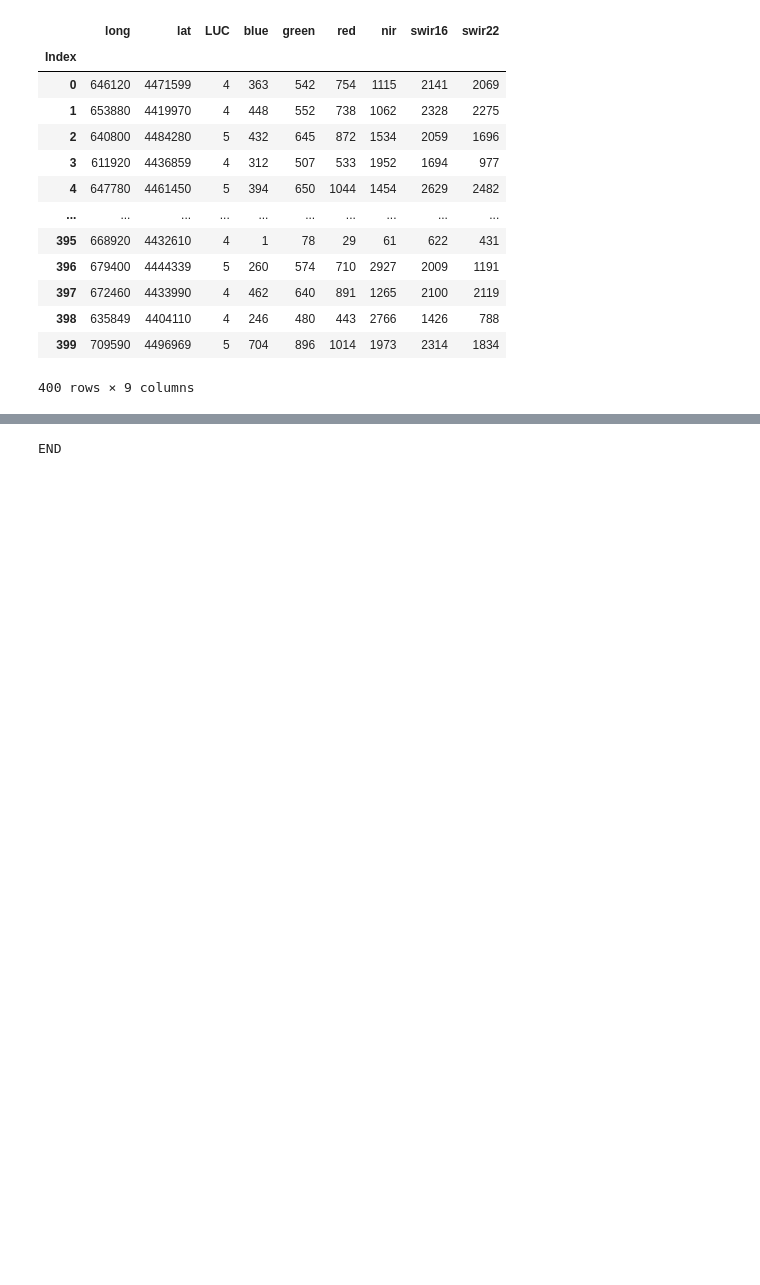
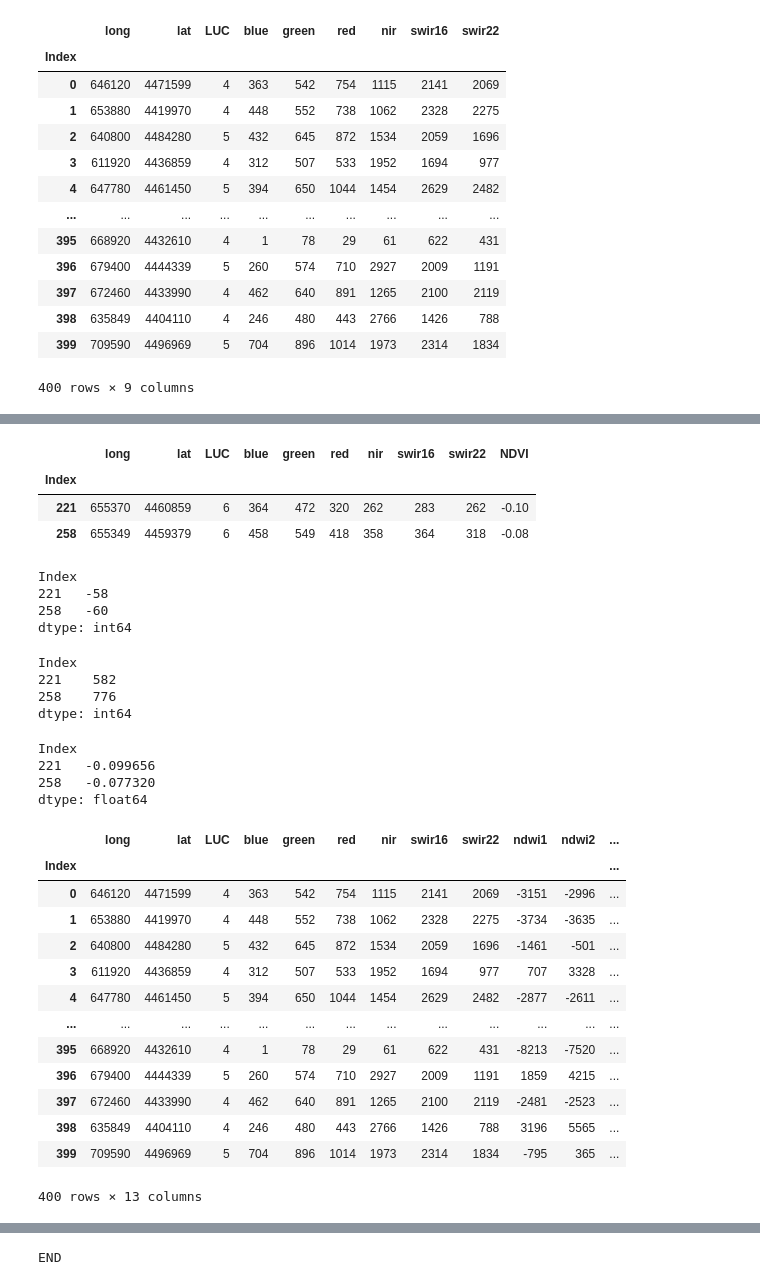
Before and after one commit to ai-extensions/s1_eda, a Jupyter notebook: ExtractValues_and_MakeDF.ipynb, the cells around one changed output, grey strips where cells are left out. Drawn from its saved outputs; the diff is of its cells as text; code cells hidden in the pictures; blank space fills up the shorter version.

```diff
--- a/ExtractValues_and_MakeDF.ipynb
+++ b/ExtractValues_and_MakeDF.ipynb
@@ -327,0 +362,53 @@ Adding to existing Dataframe
+# %%
+a = df2[(df2['long'] > 655300) & (df2['long'] < 655400)]
+a
+# %% [output]
+|  | long | lat | LUC | blue | green | red | nir | swir16 | swir22 | NDVI |
+| Index |  |  |  |  |  |  |  |  |  |  |
+| 221 | 655370 | 4460859 | 6 | 364 | 472 | 320 | 262 | 283 | 262 | -0.10 |
+| 258 | 655349 | 4459379 | 6 | 458 | 549 | 418 | 358 | 364 | 318 | -0.08 |
+# %%
+a['nir'].astype(int) - a['red'].astype(int)
+# %% [output]
+Index
+221   -58
+258   -60
+dtype: int64
+# %%
+a['nir'].astype(int) + a['red'].astype(int)
+# %% [output]
+Index
+221    582
+258    776
+dtype: int64
+# %%
+(a['nir'].astype(int) - a['red'].astype(int)) / (a['nir'].astype(int) + a['red'].astype(int))
+# %% [output]
+Index
+221   -0.099656
+258   -0.077320
+dtype: float64
+# %%
+df2 = df2.drop(columns=['NDVI'])
+# %%
+# Add NDWI
+# Formula for S2: NDWI = (NIR - MIR) / (NIR + MIR) using Sentinel-2 Band 8 (NIR) and Band 12 (MIR=SWIR for Sentinel2)
+assert 'nir' in df2.columns and 'swir16' in df2.columns and 'swir22' in df2.columns
+df2['ndwi1'] = ((df2['nir'].astype(int) - df2['swir16'].astype(int)) / (df2['nir'].astype(int) + df2['swir16'].astype(int)) * 10000).astype(int)
+df2['ndwi2'] = ((df2['nir'].astype(int) - df2['swir22'].astype(int)) / (df2['nir'].astype(int) + df2['swir22'].astype(int)) * 10000).astype(int)
+df2
+# %% [output]
+|  | long | lat | LUC | blue | green | red | nir | swir16 | swir22 | ndwi1 | ndwi2 | ... |
+| Index |  |  |  |  |  |  |  |  |  |  |  | ... |
+| 0 | 646120 | 4471599 | 4 | 363 | 542 | 754 | 1115 | 2141 | 2069 | -3151 | -2996 | ... |
+| 1 | 653880 | 4419970 | 4 | 448 | 552 | 738 | 1062 | 2328 | 2275 | -3734 | -3635 | ... |
+| 2 | 640800 | 4484280 | 5 | 432 | 645 | 872 | 1534 | 2059 | 1696 | -1461 | -501 | ... |
+| 3 | 611920 | 4436859 | 4 | 312 | 507 | 533 | 1952 | 1694 | 977 | 707 | 3328 | ... |
+| 4 | 647780 | 4461450 | 5 | 394 | 650 | 1044 | 1454 | 2629 | 2482 | -2877 | -2611 | ... |
+| ... | ... | ... | ... | ... | ... | ... | ... | ... | ... | ... | ... | ... |
+| 395 | 668920 | 4432610 | 4 | 1 | 78 | 29 | 61 | 622 | 431 | -8213 | -7520 | ... |
+| 396 | 679400 | 4444339 | 5 | 260 | 574 | 710 | 2927 | 2009 | 1191 | 1859 | 4215 | ... |
+| 397 | 672460 | 4433990 | 4 | 462 | 640 | 891 | 1265 | 2100 | 2119 | -2481 | -2523 | ... |
+| 398 | 635849 | 4404110 | 4 | 246 | 480 | 443 | 2766 | 1426 | 788 | 3196 | 5565 | ... |
+| 399 | 709590 | 4496969 | 5 | 704 | 896 | 1014 | 1973 | 2314 | 1834 | -795 | 365 | ... |
+400 rows × 13 columns
```
Also changed, not shown: parts of 8 cells of this notebook.
